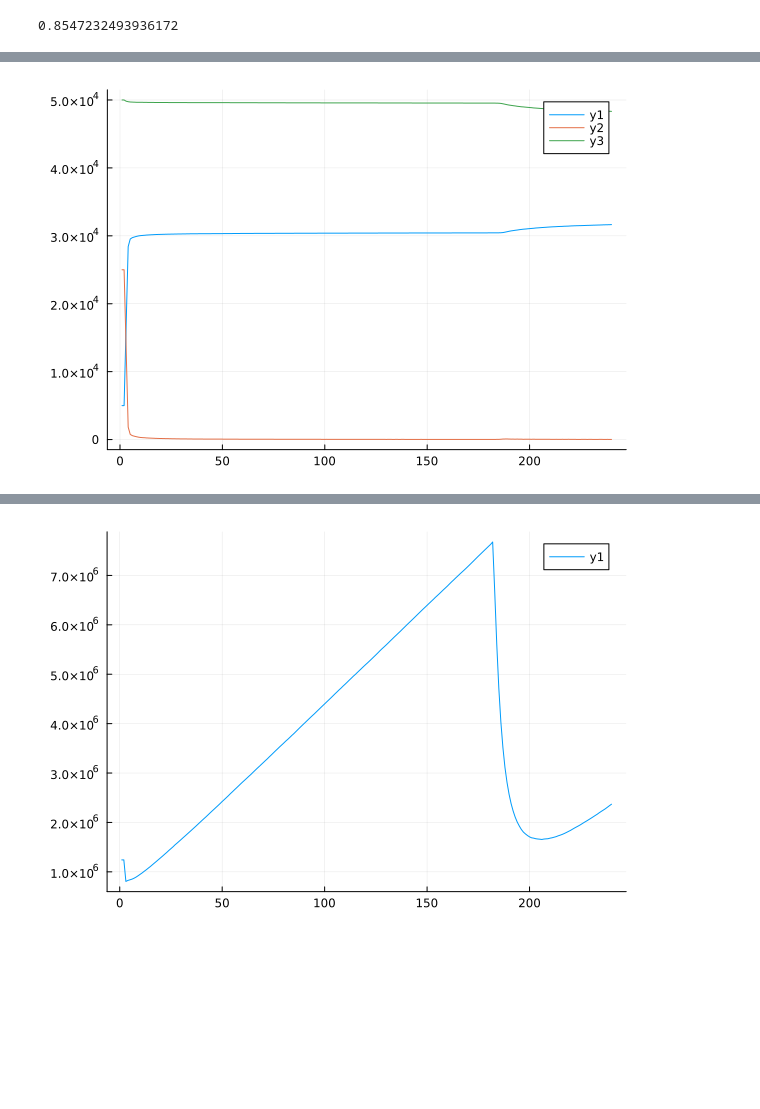
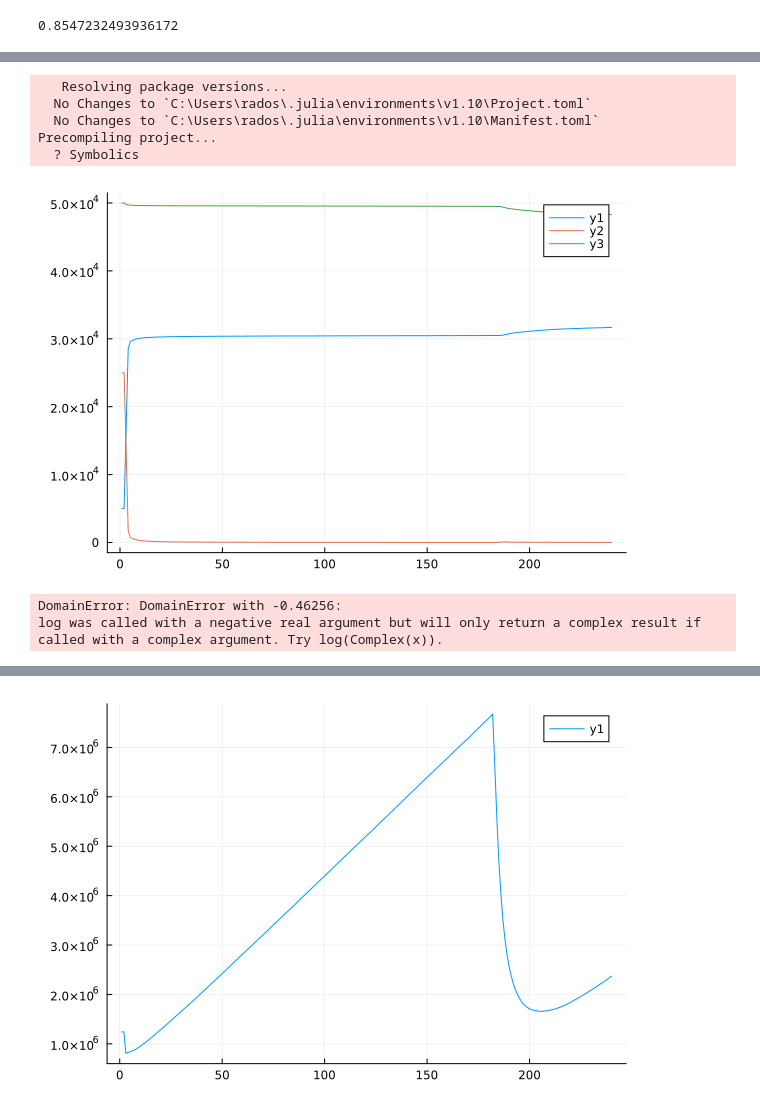
Before and after one commit to Rybakowski/raport_2, a Jupyter notebook: raport_2.ipynb, the cells around one changed output, grey strips where cells are left out. Saved outputs shown, nothing was run; the diff lists cells and outputs as text; code cells hidden in the pictures; blank space fills up the shorter version.

Commit message:
adding many plots and code

```diff
--- a/raport_2.ipynb
+++ b/raport_2.ipynb
@@ -293,13 +320,52 @@ dzielnice_counts_df[!,:RowSum] = [sum(row) for row in eachrow(dzielnice_counts_d
+# %%
+import Pkg; Pkg.add("Tables")
+using Tables
+
+counts = [countmap(string.(AGENCI[:, 1, t])) for t in 1:T]
+for count in counts
+    for key in ["1.0", "2.0", "3.0"]
+        get!(count, key, 0)
+    end
+end
+
+dzielnice_counts_df = vcat(DataFrame.(counts)...)
+transform!(dzielnice_counts_df, AsTable(🙂 => ByRow(sum) => :RowSum)
+
+rename!(dzielnice_counts_df, Dict(:1.0 => :district_1, :2.0 => :district_2, :3.0 => :district_3))
+# %% [output]
+   Resolving package versions...
+  No Changes to `C:\Users\rados\.julia\environments\v1.10\Project.toml`
+  No Changes to `C:\Users\rados\.julia\environments\v1.10\Manifest.toml`
+Precompiling project...
+  ? Symbolics
 # %%
 # using XLSX
 # XLSX.writetable("agent_example_5.xlsx", DataFrame(transpose(AGENCI[(AGENCI[:,1,3] .== 0.0),:,1:10][1,:,:]), :auto))
 
-
-dzielnice_counts_df
-
-plot(dzielnice_counts_df."1.0")
-plot!(dzielnice_counts_df."2.0")
-plot!(dzielnice_counts_df."3.0")
+plot(dzielnice_counts_df."district_1")
+plot!(dzielnice_counts_df."district_2")
+plot!(dzielnice_counts_df."district_3")
 # AGENCI[(AGENCI[:,1,3] .== 0.0),:,1:10][1,:,:]
 # %% [output]
-[figure, old version]
+[figure, new version]
+# %%
+
+# Apply the function to add a new column with log returns
+
+function percent_change!(df::DataFrame, column::String)
+    df[!, Symbol(string(column, "_pct"))] = [missing; diff(df[!, column])./ df[1:end-1, column]]
+end
+
+function add_log_returns!(df::DataFrame, column::String)
+    df[!, Symbol(string(column, "_logpct"))] = [missing; diff(log.(df[!, column]))]
+end
+
+
+# Apply the function to add a new column with percent change and log returns
+for col in names(dzielnice_counts_df)
+    percent_change!(dzielnice_counts_df, col)
+    add_log_returns!(dzielnice_counts_df, col)
+end
+# %% [output]
+DomainError: DomainError with -0.46256:
+log was called with a negative real argument but will only return a complex result if called with a complex argument. Try log(Complex(x)).
```
Also changed, not shown: parts of 4 cells of this notebook.
